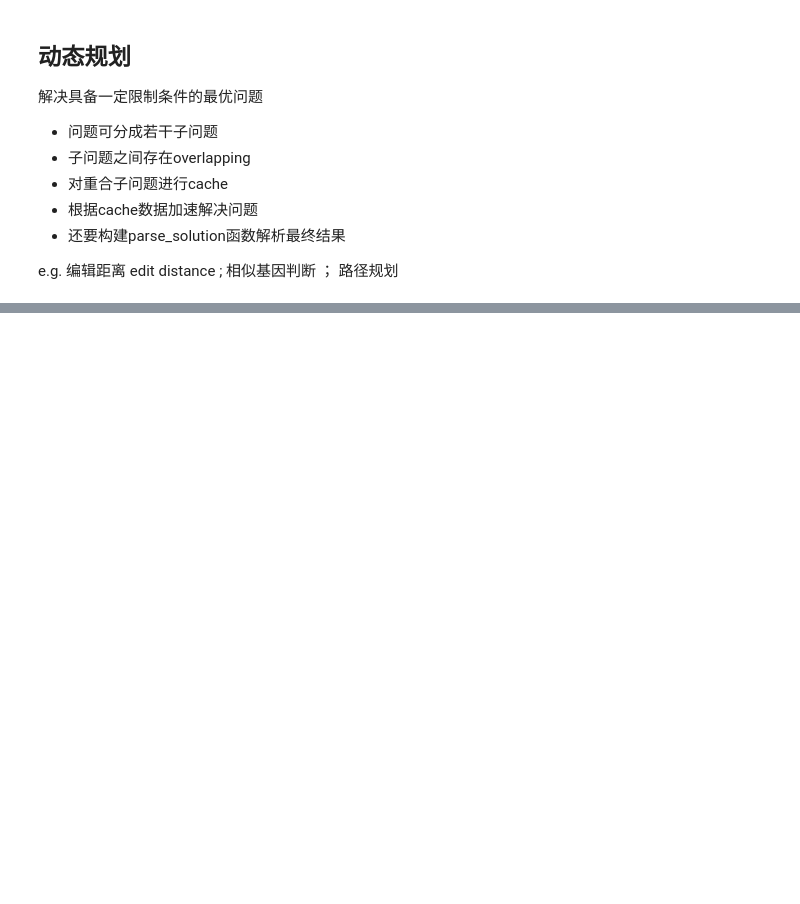
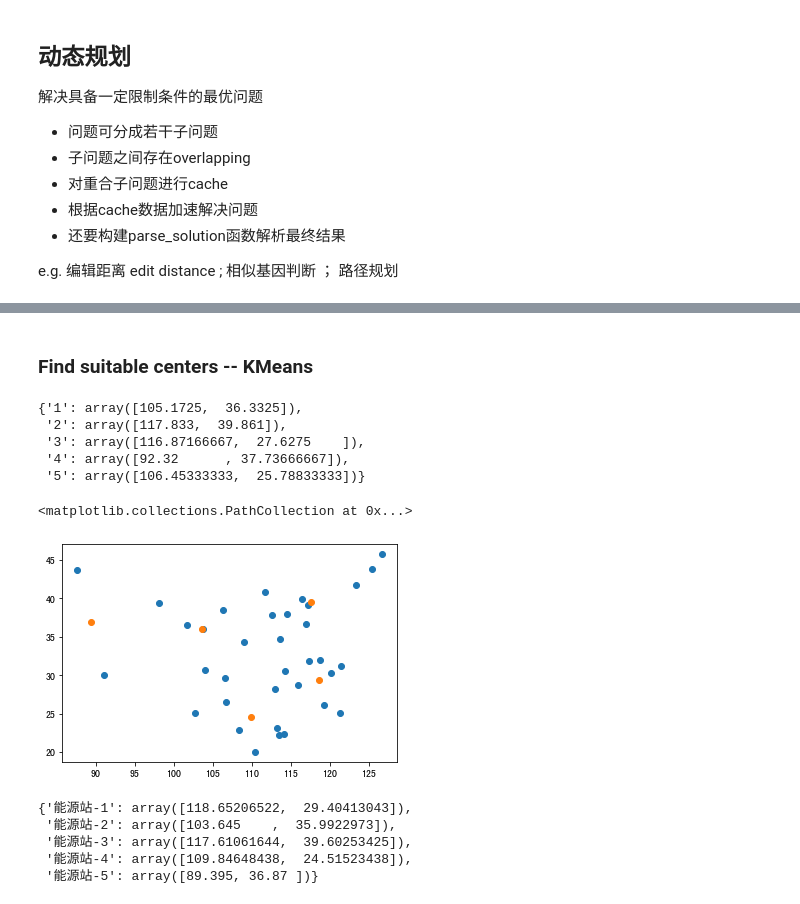
Before and after one commit to RitaWxy/K_means, a Jupyter notebook: Review.ipynb, the cells around one changed output, grey strips where cells are left out. Cells and saved outputs as stored; diff of their text form; code cells hidden in the pictures; blank space fills up the shorter version.

```diff
--- a/Review.ipynb
+++ b/Review.ipynb
@@ -196,0 +393,5 @@ e.g. 编辑距离 edit distance ; 相似基因判断 ； 路径规划
+# %%
+all_x,all_y = [],[]
+for x,y in city_locations.values():
+    all_x.append(x)
+    all_y.append(y)
@@ -196,0 +419,2 @@ e.g. 编辑距离 edit distance ; 相似基因判断 ； 路径规划
+# %% [markdown]
+### Find suitable centers -- KMeans
@@ -196,0 +491,28 @@ e.g. 编辑距离 edit distance ; 相似基因判断 ； 路径规划
+# %%
+kmeans(locations)
+# %% [output]
+{'1': array([105.1725,  36.3325]),
+ '2': array([117.833,  39.861]),
+ '3': array([116.87166667,  27.6275    ]),
+ '4': array([92.32      , 37.73666667]),
+ '5': array([106.45333333,  25.78833333])}
+# %%
+# plt.scatter(all_x,all_y)
+plt.scatter(*[all_x,all_y])
+
+# plt.scatter([x for x,y in center.values()] , [y for x,y in center.values()])
+plt.scatter(*zip(*center.values()))
+# %% [output]
+<matplotlib.collections.PathCollection at 0x...>
+[figure, added]
+# %%
+stations = {
+    '能源站-{}'.format(i): position for i, position in center.items()
+}
+stations
+# %% [output]
+{'能源站-1': array([118.65206522,  29.40413043]),
+ '能源站-2': array([103.645    ,  35.9922973]),
+ '能源站-3': array([117.61061644,  39.60253425]),
+ '能源站-4': array([109.84648438,  24.51523438]),
+ '能源站-5': array([89.395, 36.87 ])}
```
Also changed, not shown: parts of 24 cells of this notebook.
